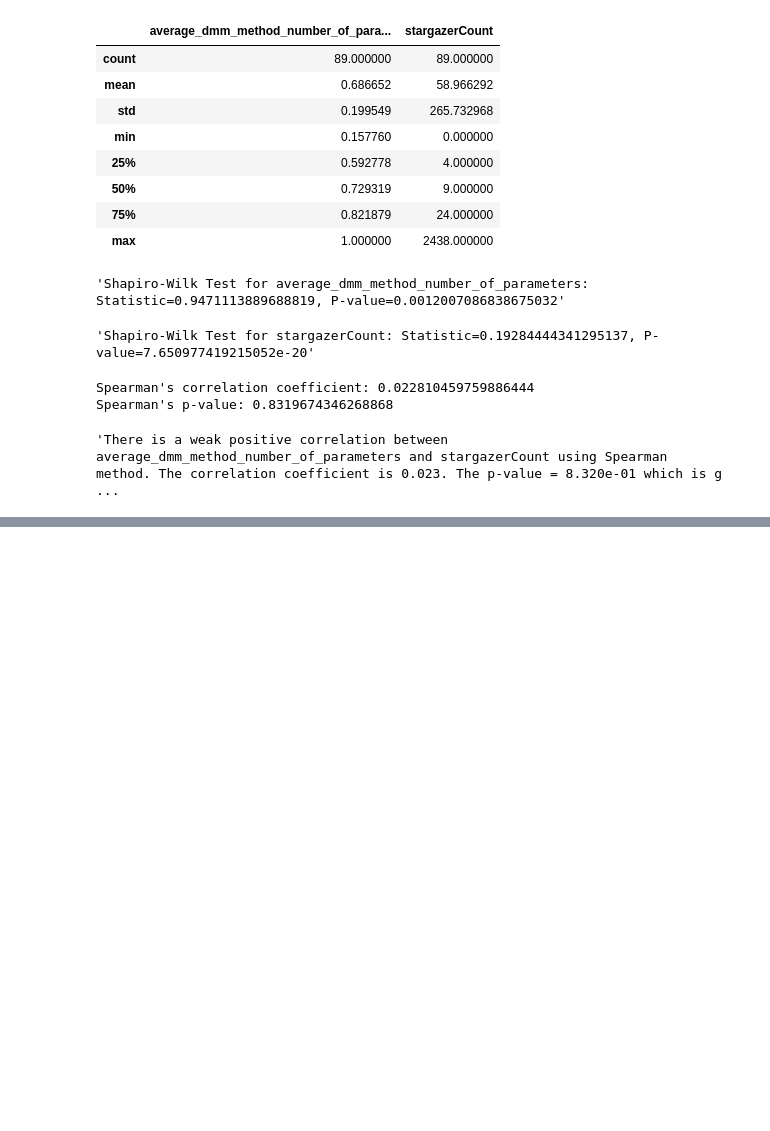
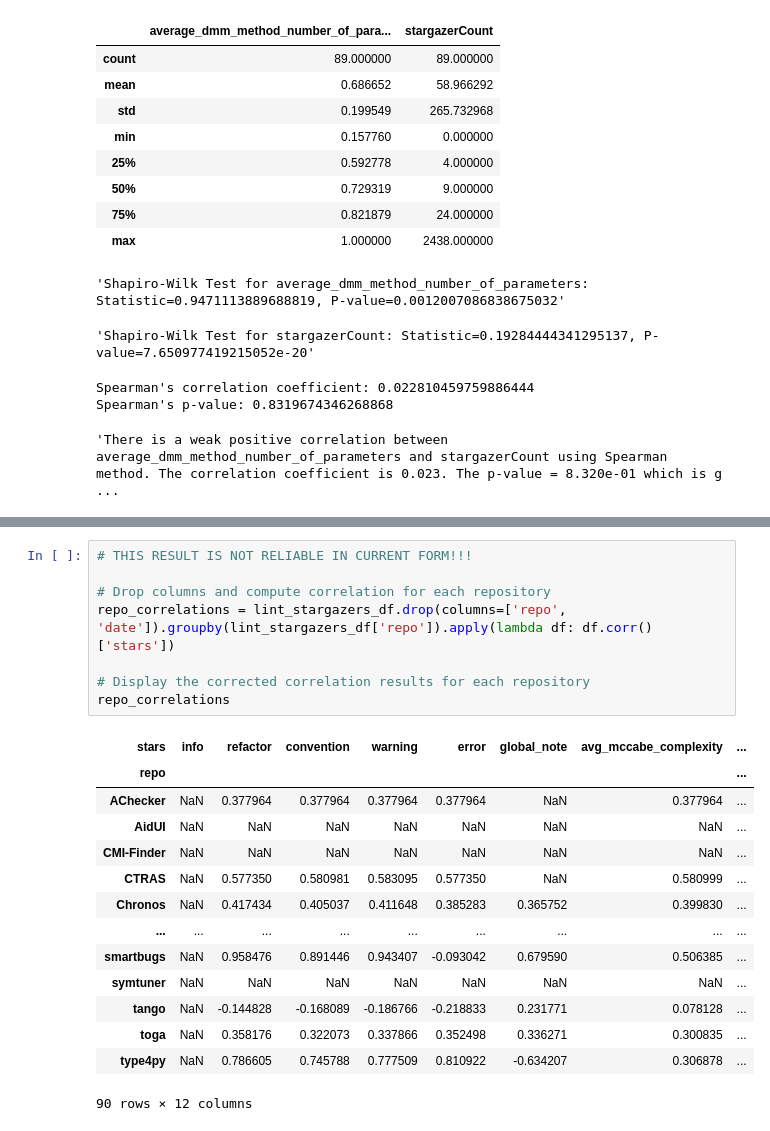
Before and after one commit to Majistaten/PyCIRAS, a Jupyter notebook: notebooks/Untitled.ipynb, the cells around one changed output, grey strips where cells are left out. Saved outputs shown, nothing was run; the diff lists cells and outputs as text; blank space fills up the shorter version.

```diff
--- a/notebooks/Untitled.ipynb
+++ b/notebooks/Untitled.ipynb
@@ -998,0 +1085,23 @@ Spearman's p-value: 0.8319674346268868
+# %%
+# THIS RESULT IS NOT RELIABLE IN CURRENT FORM!!!
+
+# Drop columns and compute correlation for each repository
+repo_correlations = lint_stargazers_df.drop(columns=['repo', 'date']).groupby(lint_stargazers_df['repo']).apply(lambda df: df.corr()['stars'])
+
+# Display the corrected correlation results for each repository
+repo_correlations
+# %% [output]
+| stars | info | refactor | convention | warning | error | global_note | avg_mccabe_complexity | ... |
+| repo |  |  |  |  |  |  |  | ... |
+| AChecker | NaN | 0.377964 | 0.377964 | 0.377964 | 0.377964 | NaN | 0.377964 | ... |
+| AidUI | NaN | NaN | NaN | NaN | NaN | NaN | NaN | ... |
+| CMI-Finder | NaN | NaN | NaN | NaN | NaN | NaN | NaN | ... |
+| CTRAS | NaN | 0.577350 | 0.580981 | 0.583095 | 0.577350 | NaN | 0.580999 | ... |
+| Chronos | NaN | 0.417434 | 0.405037 | 0.411648 | 0.385283 | 0.365752 | 0.399830 | ... |
+| ... | ... | ... | ... | ... | ... | ... | ... | ... |
+| smartbugs | NaN | 0.958476 | 0.891446 | 0.943407 | -0.093042 | 0.679590 | 0.506385 | ... |
+| symtuner | NaN | NaN | NaN | NaN | NaN | NaN | NaN | ... |
+| tango | NaN | -0.144828 | -0.168089 | -0.186766 | -0.218833 | 0.231771 | 0.078128 | ... |
+| toga | NaN | 0.358176 | 0.322073 | 0.337866 | 0.352498 | 0.336271 | 0.300835 | ... |
+| type4py | NaN | 0.786605 | 0.745788 | 0.777509 | 0.810922 | -0.634207 | 0.306878 | ... |
+90 rows × 12 columns
```
Also changed, not shown: parts of 10 cells of this notebook.
